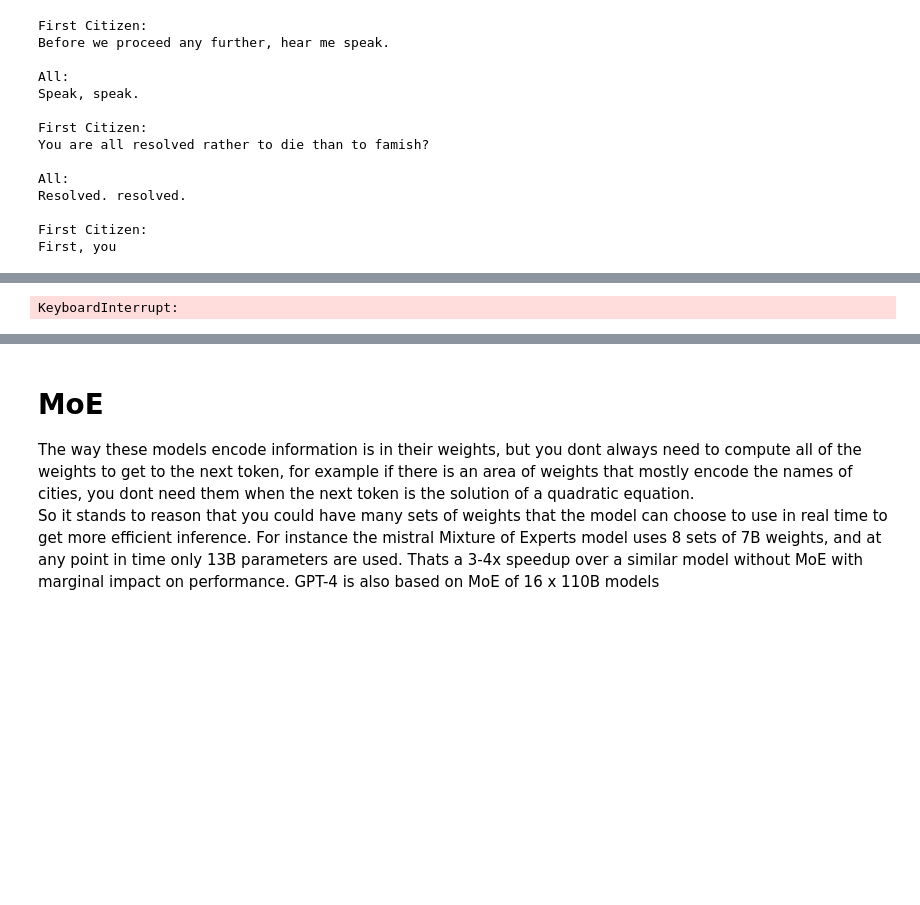
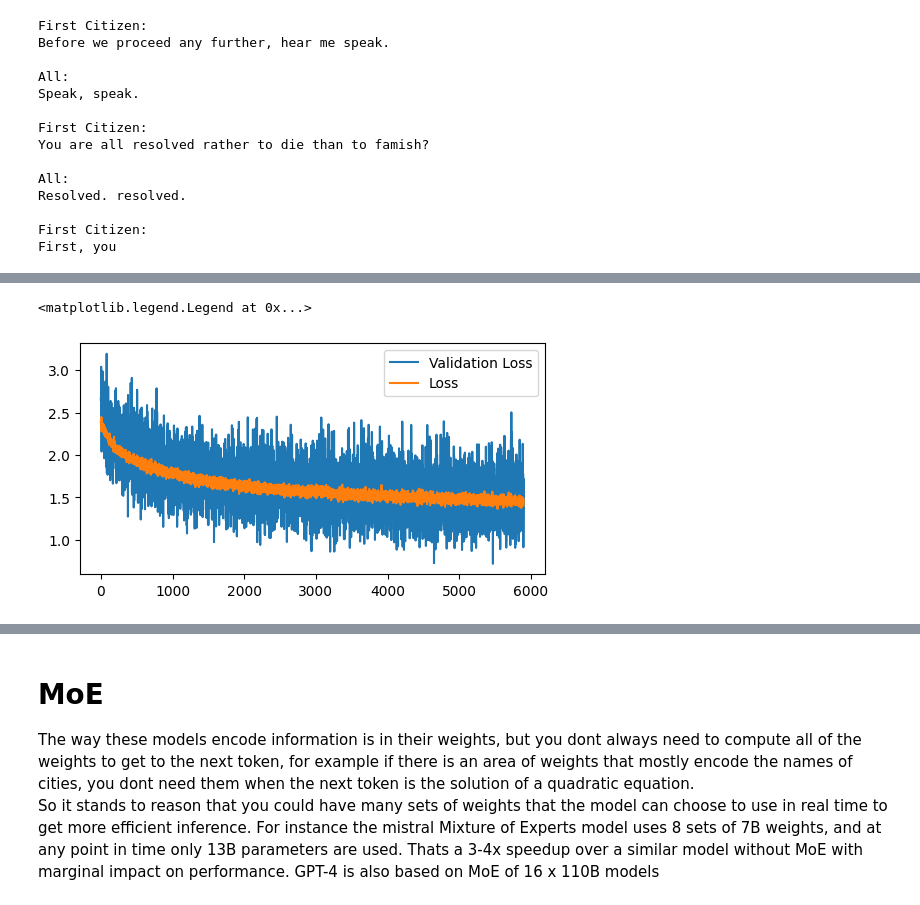
Before and after one commit to LucaM185/GPTs-from-scratch, a Jupyter notebook: 7 - MoE.ipynb, the cells around one changed output, grey strips where cells are left out. Cells and saved outputs as stored; diff of their text form; code cells hidden in the pictures; blank space fills up the shorter version.

Commit message:
Fixes to attention block

```diff
--- a/7 - MoE.ipynb
+++ b/7 - MoE.ipynb
@@ -137,17 +137,17 @@ class Transformer(nn.Module):
 
 
 device = torch.device("cuda:0")
-model = Transformer(vocab_size=vocab_size, emb_size=256, n_blocks=2, head_size=512, hidden_size=128, n_layers=2, n_heads=4).to(device)
+model = Transformer(vocab_size=vocab_size, emb_size=64, n_blocks=8, head_size=64, hidden_size=64, n_layers=2, n_heads=4).to(device)
+print(f"Number of parameters: {sum(p.numel() for p in model.parameters())/1e6:.2f}M")
 
-epochs = 1000
-batch_size = 512
+epochs = 6000
+batch_size = 2048
 optimizer = torch.optim.Adam(model.parameters(), lr=3e-4)
 
 lossi = []
 vlossi = []
 
-from tqdm import tqdm
-for epoch in tqdm(range(epochs)):
+for epoch in range(epochs):
     indexes = torch.randint(0, len(inputs), (batch_size,))
 
     pred = model(inputs[indexes].to(device))
@@ -159,10 +159,17 @@ for epoch in tqdm(range(epochs)):
 
     lossi.append(loss.item())
     if epoch % (epochs//10) == 0:
-        print(loss.item())
+        print(f"Epoch {epoch:_>4d} - Loss: {loss.item():.3f}")
 
     with torch.no_grad():
-        pred = model(val_inputs.to(device))
-        loss = F.cross_entropy(pred, val_labels.to(device))
+        indexes = torch.randint(0, len(val_inputs), (batch_size//8,))
+
+        pred = model(val_inputs[indexes].to(device))
+        loss = F.cross_entropy(pred, val_labels[indexes].to(device))
         vlossi.append(loss.item())
+
+plt.figure(figsize=(6, 3))
+plt.plot(vlossi[100:], label='Validation Loss')
+plt.plot(lossi[100:], label='Loss')
+plt.legend()
 # %% [output]
@@ -170 +186,2 @@ for epoch in tqdm(range(epochs)):
-KeyboardInterrupt:
+<matplotlib.legend.Legend at 0x...>
+[figure, added]
```
Also changed, not shown: parts of 7 cells of this notebook, 2 other files.
